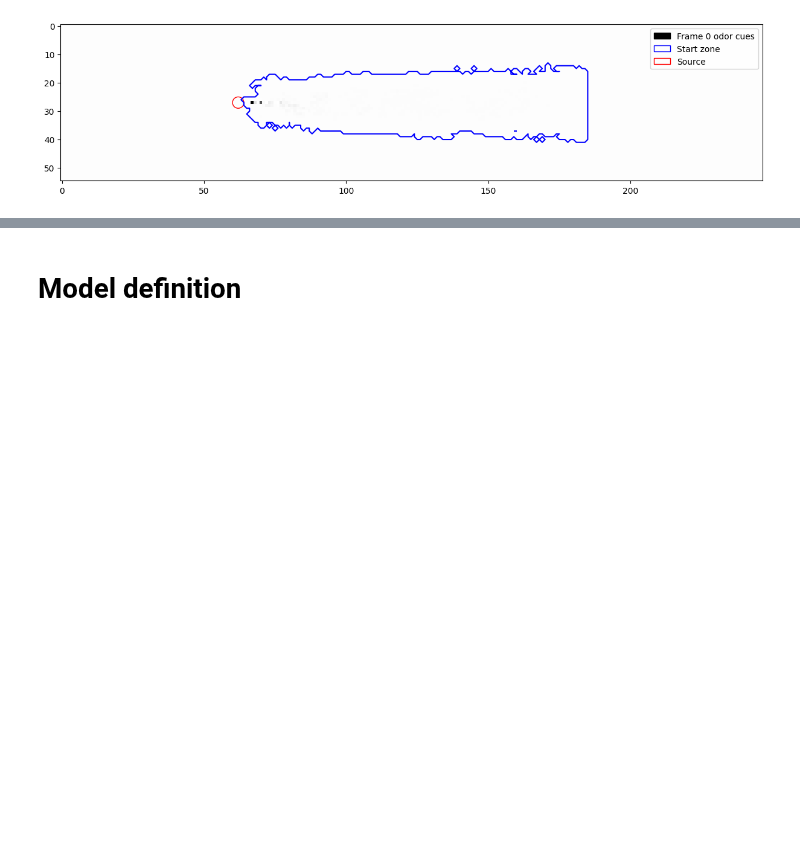
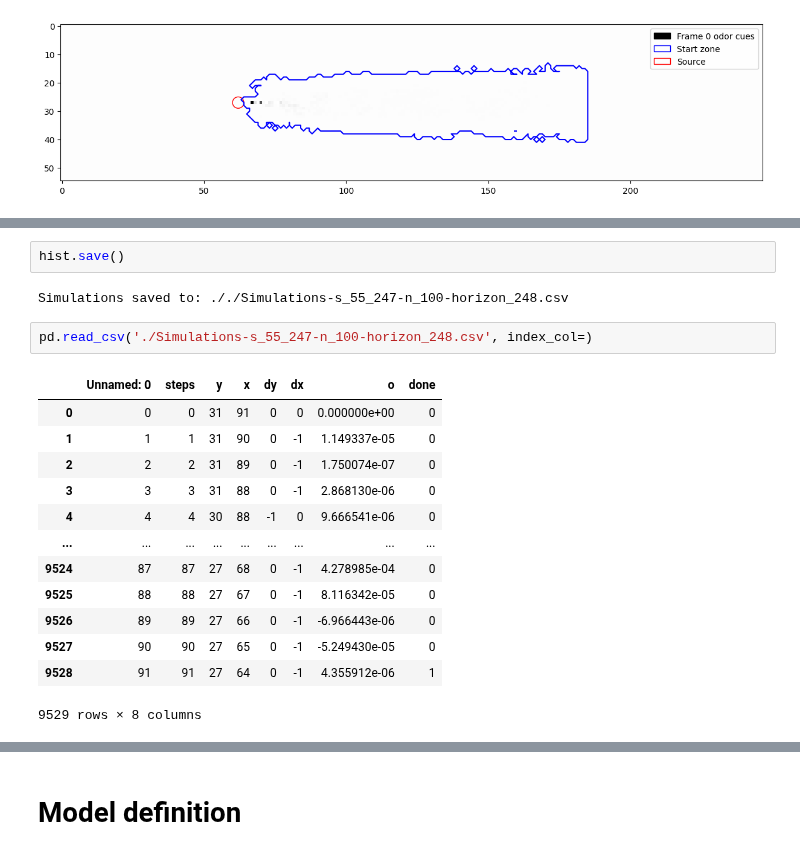
Before and after one commit to PimLb/olfactory-navigation, a Jupyter notebook: experiments/q_learning_comparisson.ipynb, the cells around one changed output, grey strips where cells are left out. Drawn from its saved outputs; the diff is of its cells as text; blank space fills up the shorter version.

Commit message:
Simulation dfs and saving function

```diff
--- a/experiments/q_learning_comparisson.ipynb
+++ b/experiments/q_learning_comparisson.ipynb
@@ -104,0 +105,20 @@ Simulations reached goal: 98/100 (2 failures) (98.00)
+# %%
+hist.save()
+# %% [output]
+Simulations saved to: ././Simulations-s_55_247-n_100-horizon_248.csv
+# %%
+pd.read_csv('./Simulations-s_55_247-n_100-horizon_248.csv', index_col=)
+# %% [output]
+|  | Unnamed: 0 | steps | y | x | dy | dx | o | done |
+| 0 | 0 | 0 | 31 | 91 | 0 | 0 | 0.000000e+00 | 0 |
+| 1 | 1 | 1 | 31 | 90 | 0 | -1 | 1.149337e-05 | 0 |
+| 2 | 2 | 2 | 31 | 89 | 0 | -1 | 1.750074e-07 | 0 |
+| 3 | 3 | 3 | 31 | 88 | 0 | -1 | 2.868130e-06 | 0 |
+| 4 | 4 | 4 | 30 | 88 | -1 | 0 | 9.666541e-06 | 0 |
+| ... | ... | ... | ... | ... | ... | ... | ... | ... |
+| 9524 | 87 | 87 | 27 | 68 | 0 | -1 | 4.278985e-04 | 0 |
+| 9525 | 88 | 88 | 27 | 67 | 0 | -1 | 8.116342e-05 | 0 |
+| 9526 | 89 | 89 | 27 | 66 | 0 | -1 | -6.966443e-06 | 0 |
+| 9527 | 90 | 90 | 27 | 65 | 0 | -1 | -5.249430e-05 | 0 |
+| 9528 | 91 | 91 | 27 | 64 | 0 | -1 | 4.355912e-06 | 1 |
+9529 rows × 8 columns
```
Also changed, not shown: parts of 19 cells of this notebook, 1 other file.
